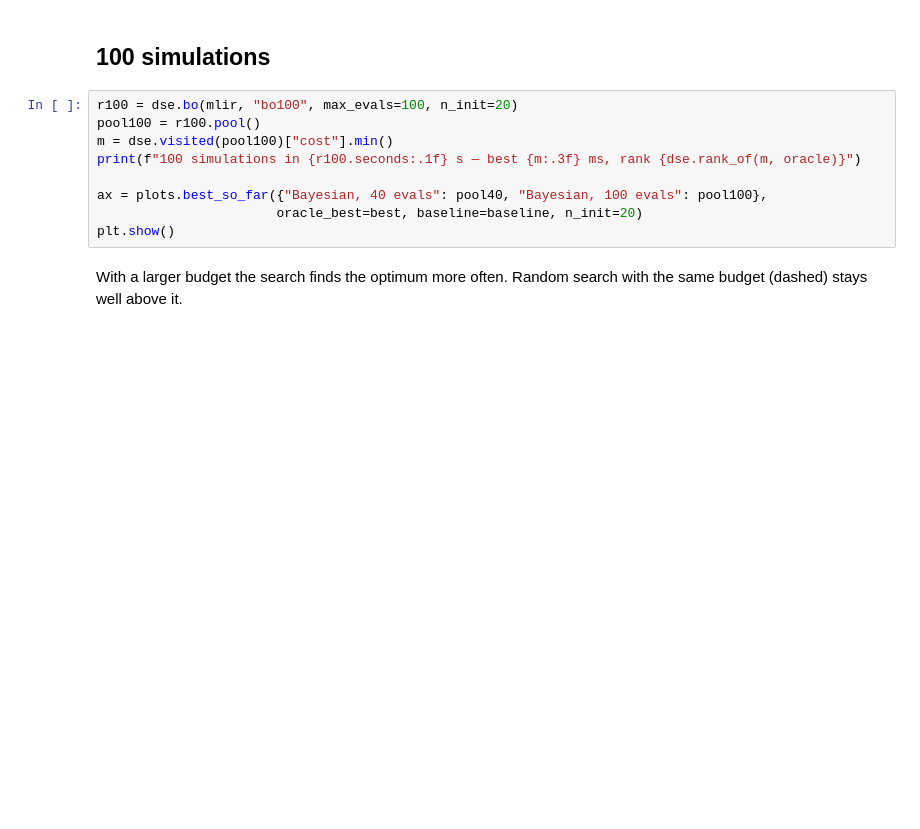
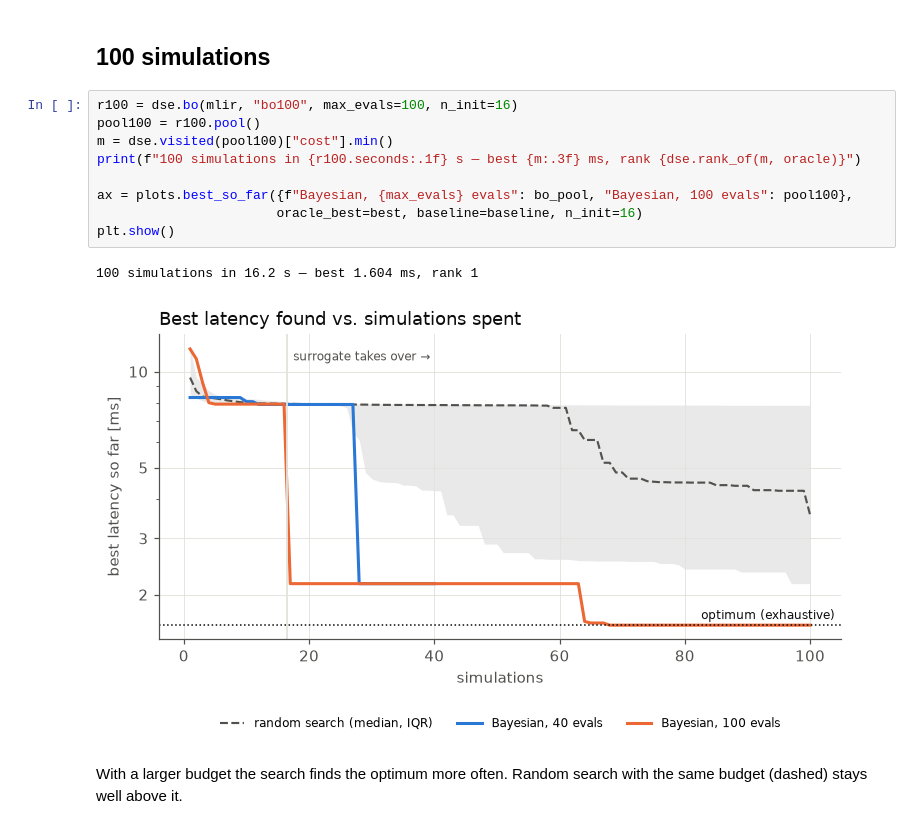
Before and after one commit to oowekyala/esweek2026-dse-tutorial, a Jupyter notebook: notebooks/03_search.ipynb, the cells around one changed output. Cells and saved outputs as stored; diff of their text form; blank space fills up the shorter version.

```diff
--- a/notebooks/03_search.ipynb
+++ b/notebooks/03_search.ipynb
@@ -72,14 +107,17 @@ With 40 simulations, some seeds find the best configurations and some do not.
 # %% [markdown]
 ## 100 simulations
 # %%
-r100 = dse.bo(mlir, "bo100", max_evals=100, n_init=20)
+r100 = dse.bo(mlir, "bo100", max_evals=100, n_init=16)
 pool100 = r100.pool()
 m = dse.visited(pool100)["cost"].min()
 print(f"100 simulations in {r100.seconds:.1f} s — best {m:.3f} ms, rank {dse.rank_of(m, oracle)}")
 
-ax = plots.best_so_far({"Bayesian, 40 evals": pool40, "Bayesian, 100 evals": pool100},
-                       oracle_best=best, baseline=baseline, n_init=20)
+ax = plots.best_so_far({f"Bayesian, {max_evals} evals": bo_pool, "Bayesian, 100 evals": pool100},
+                       oracle_best=best, baseline=baseline, n_init=16)
 plt.show()
+# %% [output]
+100 simulations in 16.2 s — best 1.604 ms, rank 1
+[figure, added]
 # %% [markdown]
 With a larger budget the search finds the optimum more often. Random search with the same budget (dashed) stays well above it.
 # %% [markdown]
```
Also changed, not shown: parts of 13 cells of this notebook, 3 other files.
